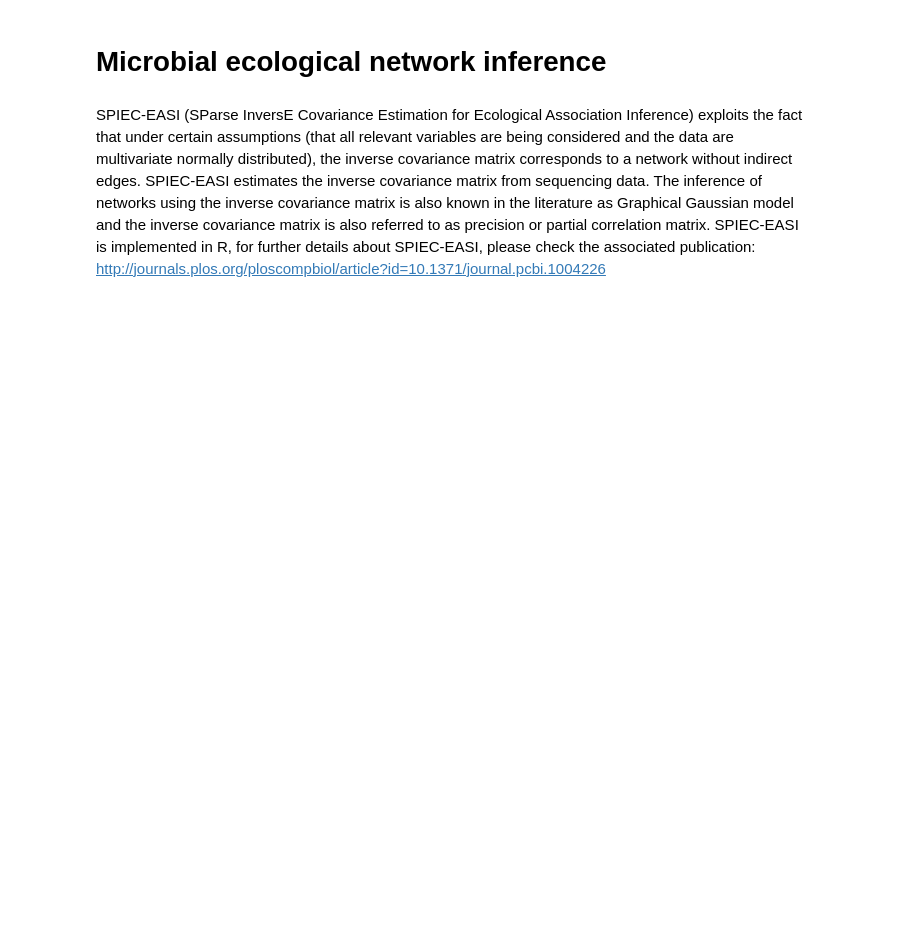
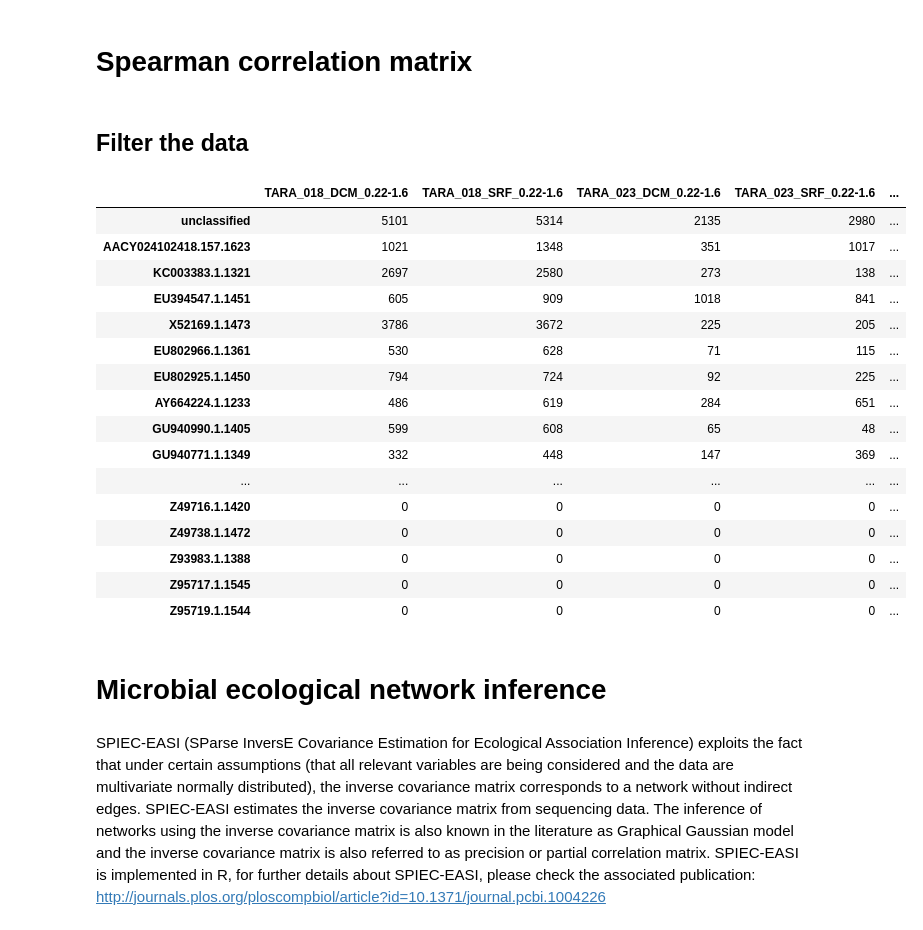
Before and after one commit to nigiord/BioinfoSummerSchoolAngers2018, a Jupyter notebook: microbial_ecological_networks.ipynb, the cells around one changed output. Cells and saved outputs as stored; diff of their text form; code cells hidden in the pictures; blank space fills up the shorter version.

```diff
--- a/microbial_ecological_networks.ipynb
+++ b/microbial_ecological_networks.ipynb
@@ -7,0 +64,4 @@ With credits to Marko Budinich, Erwan Delage, Zachary Kurtz, and Karoline Faust
+# %% [markdown]
+# Spearman correlation matrix
+# %% [markdown]
+## Filter the data
@@ -8,3 +116,23 @@ With credits to Marko Budinich, Erwan Delage, Zachary Kurtz, and Karoline Faust
+# %%
+otumat
+# %% [output]
+|  | TARA_018_DCM_0.22-1.6 | TARA_018_SRF_0.22-1.6 | TARA_023_DCM_0.22-1.6 | TARA_023_SRF_0.22-1.6 | ... |
+| unclassified | 5101 | 5314 | 2135 | 2980 | ... |
+| AACY024102418.157.1623 | 1021 | 1348 | 351 | 1017 | ... |
+| KC003383.1.1321 | 2697 | 2580 | 273 | 138 | ... |
+| EU394547.1.1451 | 605 | 909 | 1018 | 841 | ... |
+| X52169.1.1473 | 3786 | 3672 | 225 | 205 | ... |
+| EU802966.1.1361 | 530 | 628 | 71 | 115 | ... |
+| EU802925.1.1450 | 794 | 724 | 92 | 225 | ... |
+| AY664224.1.1233 | 486 | 619 | 284 | 651 | ... |
+| GU940990.1.1405 | 599 | 608 | 65 | 48 | ... |
+| GU940771.1.1349 | 332 | 448 | 147 | 369 | ... |
+| ... | ... | ... | ... | ... | ... |
+| Z49716.1.1420 | 0 | 0 | 0 | 0 | ... |
+| Z49738.1.1472 | 0 | 0 | 0 | 0 | ... |
+| Z93983.1.1388 | 0 | 0 | 0 | 0 | ... |
+| Z95717.1.1545 | 0 | 0 | 0 | 0 | ... |
+| Z95719.1.1544 | 0 | 0 | 0 | 0 | ... |
 # %% [markdown]
 # Microbial ecological network inference
 # %% [markdown]
```
Also changed, not shown: parts of 23 cells of this notebook.
